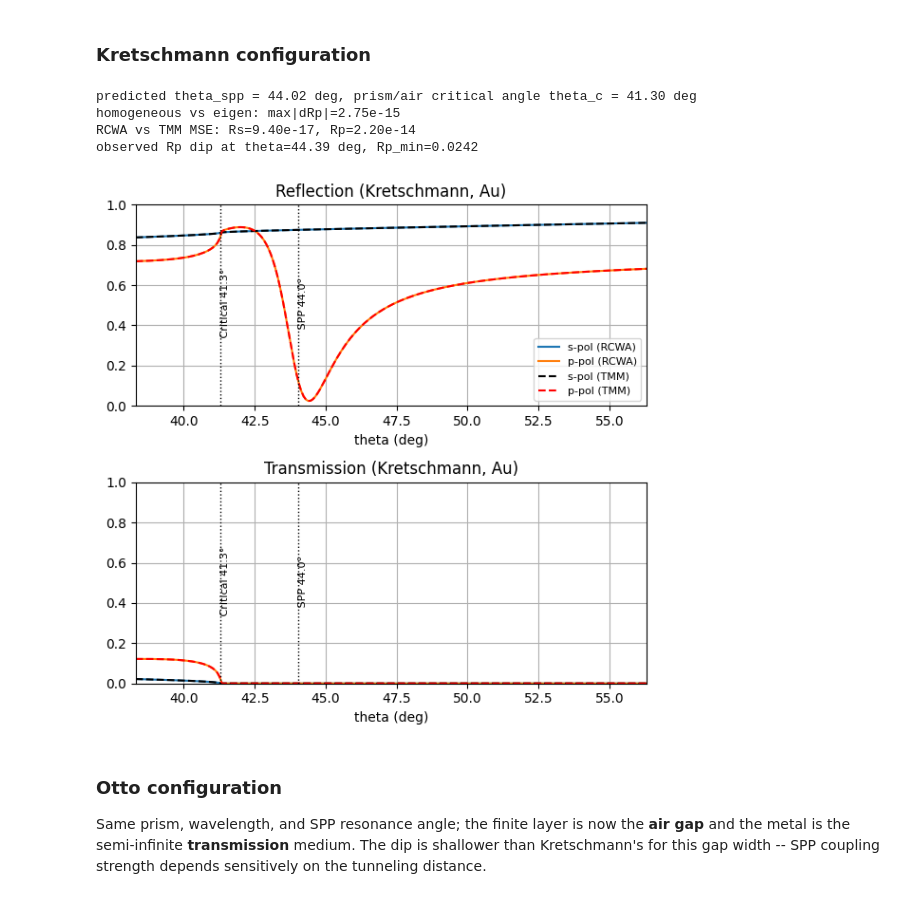
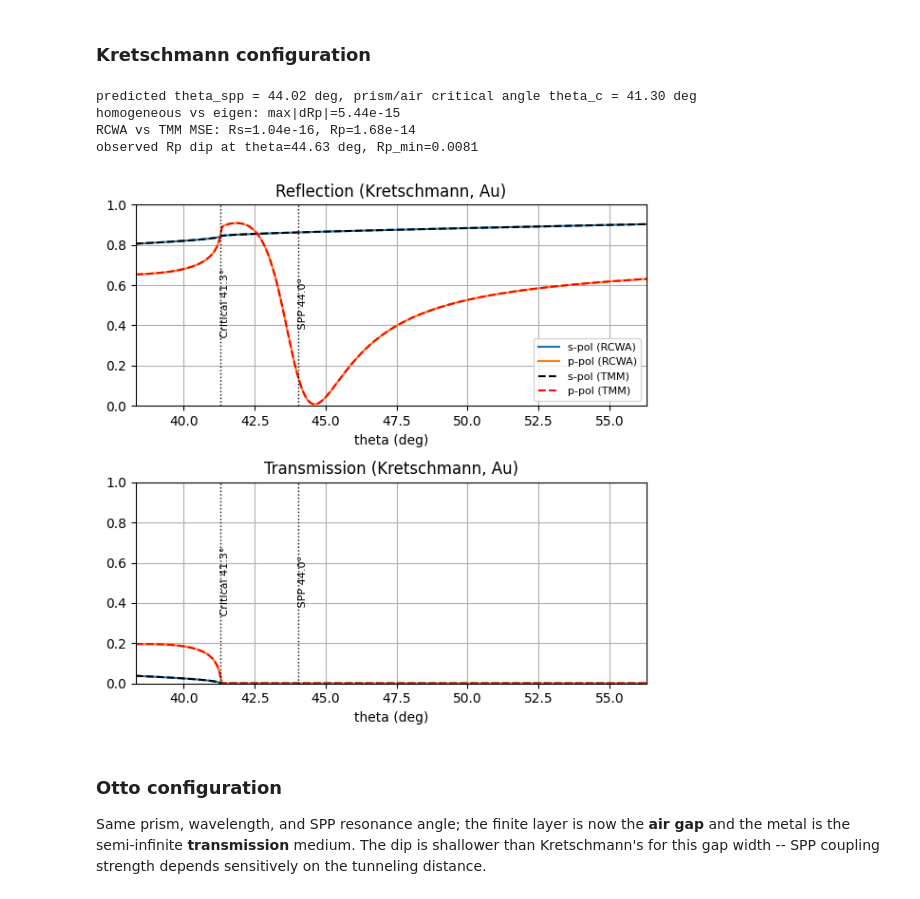
Before and after one commit to RodionovSA/metarcwa, a Jupyter notebook: examples/uniform_layer.ipynb, the cells around one changed output. Cells and saved outputs as stored; diff of their text form; code cells hidden in the pictures.

```diff
--- a/examples/uniform_layer.ipynb
+++ b/examples/uniform_layer.ipynb
@@ -520,38 +516,38 @@ theta_c   = math.degrees(math.asin(1.0 / n_prism))
 print(f"predicted theta_spp = {theta_spp:.2f} deg, prism/air critical angle theta_c = {theta_c:.2f} deg")
 
 config = build_config(dtype, device)
-d_au = torch.tensor(48.0)   # nm
+d_au = torch.tensor(40.0)   # nm
 theta = torch.linspace(theta_c - 3.0, theta_c + 15.0, 220) * math.pi / 180.0
 wl = torch.tensor([wl0])
 phi = torch.tensor([0.0])
 
 model_homog = build_model(eps_prism, eps_au, eps_air, d_au, period, wl, theta, phi, method="homogeneous")
 model_eigen = build_model(eps_prism, eps_au, eps_air, d_au, period, wl, theta, phi, method="eigen")
 Rs_h, Rp_h, Ts_h, Tp_h = compute_rt(model_homog, config)
 Rs_e, Rp_e, Ts_e, Tp_e = compute_rt(model_eigen, config)
 print(f"homogeneous vs eigen: max|dRp|={(Rp_h - Rp_e).abs().max().item():.2e}")
 
 Rs_t, Ts_t = tmm_rt([n_prism, n_au, 1.0], [float(d_au)], wl0, theta, pol='s')
 Rp_t, Tp_t = tmm_rt([n_prism, n_au, 1.0], [float(d_au)], wl0, theta, pol='p')
 print(f"RCWA vs TMM MSE: Rs={mse(Rs_h[0,:,0], Rs_t):.2e}, Rp={mse(Rp_h[0,:,0], Rp_t):.2e}")
 
 theta_deg = theta * 180.0 / torch.pi
 i_dip = Rp_h[0, :, 0].argmin().item()
 print(f"observed Rp dip at theta={theta_deg[i_dip].item():.2f} deg, Rp_min={Rp_h[0, i_dip, 0].item():.4f}")
 
 plot_rt_vs_theta(
     theta_deg,
     curves=(Rs_h[0, :, 0], Rp_h[0, :, 0], Ts_h[0, :, 0], Tp_h[0, :, 0]),
     theory=(Rs_t, Rp_t, Ts_t, Tp_t),
     marks=[(theta_c, f"Critical {theta_c:.1f}\u00b0"), (theta_spp, f"SPP {theta_spp:.1f}\u00b0")],
     title="(Kretschmann, Au)",
 )
 # %% [output]
 predicted theta_spp = 44.02 deg, prism/air critical angle theta_c = 41.30 deg
-homogeneous vs eigen: max|dRp|=2.75e-15
-RCWA vs TMM MSE: Rs=9.40e-17, Rp=2.20e-14
-observed Rp dip at theta=44.39 deg, Rp_min=0.0242
+homogeneous vs eigen: max|dRp|=5.44e-15
+RCWA vs TMM MSE: Rs=1.04e-16, Rp=1.68e-14
+observed Rp dip at theta=44.63 deg, Rp_min=0.0081
-[figure, old version]
+[figure, new version]
 # %% [markdown]
 ### Otto configuration
 
```
Also changed, not shown: parts of 3 cells of this notebook.
